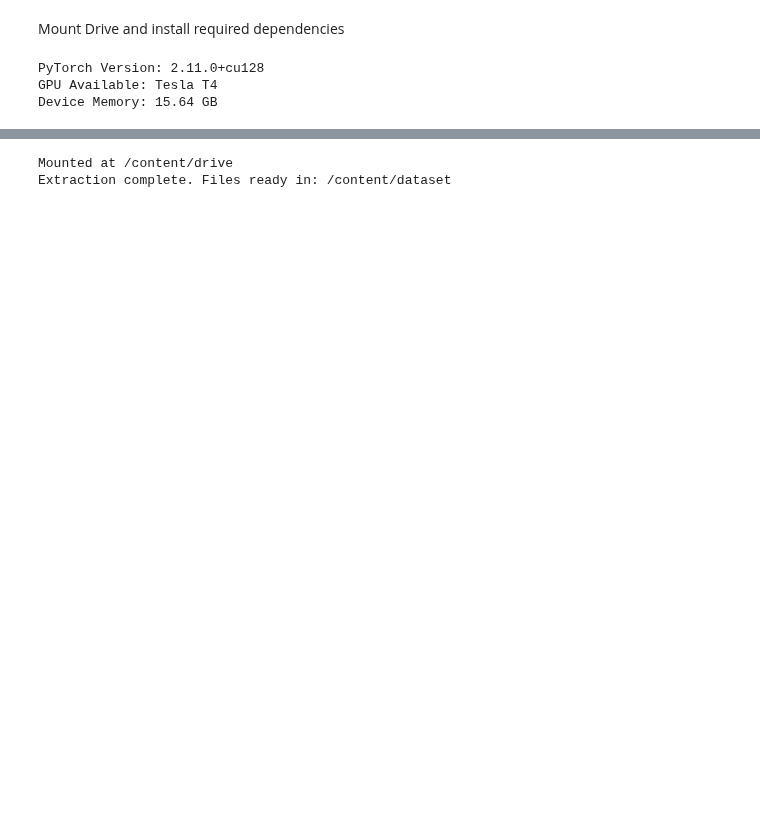
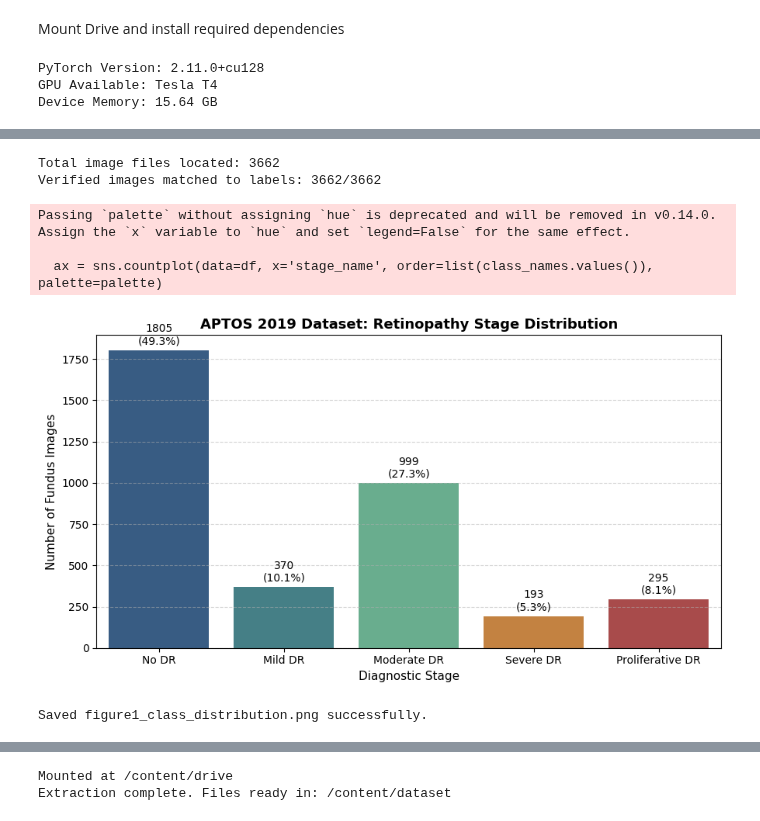
Before and after one commit to kawishx/Diabetic-Retinopathy-Detection, a Jupyter notebook: Diabetic_Retinopathy_Detection.ipynb, the cells around one changed output, grey strips where cells are left out. Cells and saved outputs as stored; diff of their text form; code cells hidden in the pictures; blank space fills up the shorter version.

Commit message:
Updated the data set and imported libraries.

```diff
--- a/Diabetic_Retinopathy_Detection.ipynb
+++ b/Diabetic_Retinopathy_Detection.ipynb
@@ -22,0 +44,17 @@ Device Memory: 15.64 GB
+# %%
+# Check for CSV or class folders
+csv_path = os.path.join(dataset_path, "train.csv")
+
+if os.path.exists(csv_path):
+    df = pd.read_csv(csv_path)
+    print("\nFound train.csv:")
+    print(df.head())
+    print("\nClass distribution in CSV:")
+    print(df['diagnosis'].value_counts().sort_index())
+else:
+    # If organized purely by subfolders:
+    print("\nScanning class subfolders:")
+    for root, dirs, files in os.walk(dataset_path):
+        if files and any(f.endswith(('.png', '.jpg', '.jpeg')) for f in files):
+            folder_name = os.path.basename(root)
+            print(f"Folder '{folder_name}': {len(files)} images")
@@ -22,0 +78,63 @@ Device Memory: 15.64 GB
+# %%
+import os
+import glob
+import pandas as pd
+import matplotlib.pyplot as plt
+import seaborn as sns
+
+# 1. Map stage numbers to clinical descriptions
+class_names = {
+    0: 'No DR',
+    1: 'Mild DR',
+    2: 'Moderate DR',
+    3: 'Severe DR',
+    4: 'Proliferative DR'
+}
+df['stage_name'] = df['diagnosis'].map(class_names)
+
+# 2. Locate the image files
+all_image_paths = glob.glob(f"{dataset_path}/**/*.png", recursive=True)
+if not all_image_paths:
+    all_image_paths = glob.glob(f"{dataset_path}/**/*.jpg", recursive=True)
+
+print(f"Total image files located: {len(all_image_paths)}")
+
+# Build a lookup dictionary: {filename_without_ext: full_path}
+path_lookup = {os.path.splitext(os.path.basename(p))[0]: p for p in all_image_paths}
+df['file_path'] = df['id_code'].map(path_lookup)
+
+# Drop any rows where image file is missing (if any)
+missing_count = df['file_path'].isna().sum()
+print(f"Verified images matched to labels: {len(df) - missing_count}/{len(df)}")
+
+# 3. Generate Figure 1: Class Distribution
+plt.figure(figsize=(9, 5))
+palette = ["#2b5c8f", "#3a8891", "#5eb88f", "#d9822b", "#b83b3b"]
+ax = sns.countplot(data=df, x='stage_name', order=list(class_names.values()), palette=palette)
+
+total = len(df)
+for p in ax.patches:
+    count = int(p.get_height())
+    percentage = f"{100 * count / total:.1f}%"
+    ax.annotate(f"{count}\n({percentage})",
+                (p.get_x() + p.get_width() / 2., p.get_height()),
+                ha='center', va='bottom', fontsize=10, xytext=(0, 3), textcoords='offset points')
+
+plt.title("APTOS 2019 Dataset: Retinopathy Stage Distribution", fontsize=13, weight='bold')
+plt.xlabel("Diagnostic Stage", fontsize=11)
+plt.ylabel("Number of Fundus Images", fontsize=11)
+plt.grid(axis='y', linestyle='--', alpha=0.5)
+plt.tight_layout()
+
+# Save image to disk for your PDF report
+plt.savefig("figure1_class_distribution.png", dpi=300)
+plt.show()
+print("Saved figure1_class_distribution.png successfully.")
+# %% [output]
+Total image files located: 3662
+Verified images matched to labels: 3662/3662
+Passing `palette` without assigning `hue` is deprecated and will be removed in v0.14.0. Assign the `x` variable to `hue` and set `legend=False` for the same effect.
+
+  ax = sns.countplot(data=df, x='stage_name', order=list(class_names.values()), palette=palette)
+[figure, added]
+Saved figure1_class_distribution.png successfully.
```
Also changed, not shown: parts of 5 cells of this notebook.
